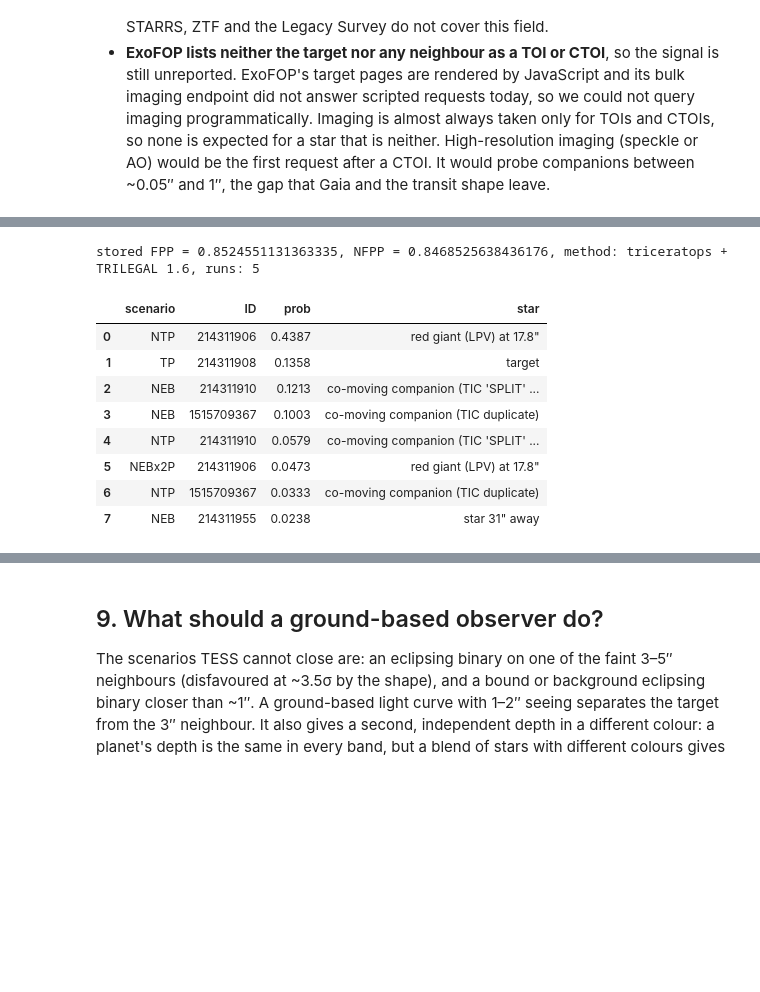
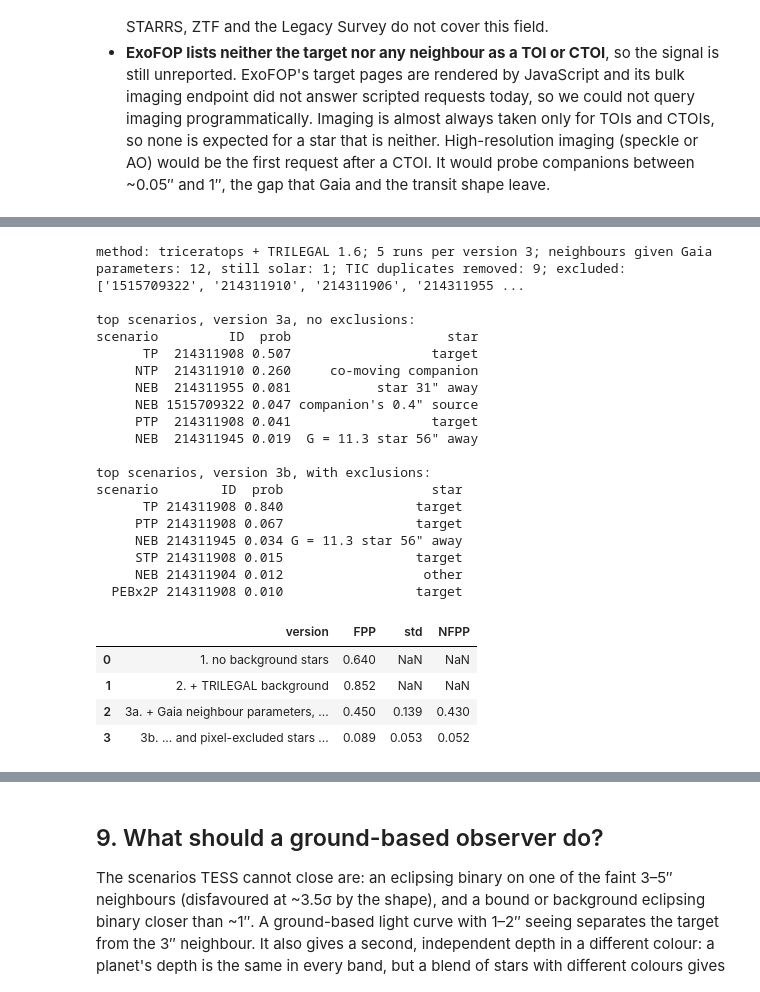
Before and after one commit to josejorgers/exoplanets-research, a Jupyter notebook: notebooks/candidate-TIC214311908.ipynb, the cells around one changed output, grey strips where cells are left out. Drawn from its saved outputs; the diff is of its cells as text; code cells hidden in the pictures; blank space fills up the shorter version.

```diff
--- a/notebooks/candidate-TIC214311908.ipynb
+++ b/notebooks/candidate-TIC214311908.ipynb
@@ -646,23 +652,48 @@ The table below is the latest stored run (agent C's, with TRILEGAL background st
 # %%
-summary = json.loads((OUT / "summary.json").read_text())  # re-read: the FPP may have been re-run meanwhile
-fpp = summary.get("fpp", {})
-print(f"stored FPP = {fpp.get('FPP')}, NFPP = {fpp.get('NFPP')}, method: {fpp.get('fpp_method')}, "
-      f"runs: {fpp.get('n_runs')}")
-scen = pd.DataFrame(fpp.get("scenarios", []))
+summary = json.loads((OUT / "summary.json").read_text())
+fpp = summary["fpp"]
+wo = fpp["without_exclusions"]
+hist = pd.DataFrame([
+    dict(version="1. no background stars", FPP=fpp.get("FPP_no_background"), std=None, NFPP=None),
+    dict(version="2. + TRILEGAL background", FPP=fpp.get("FPP_previous"), std=None, NFPP=None),
+    dict(version="3a. + Gaia neighbour parameters, duplicates removed", FPP=wo["FPP"], std=wo["FPP_std"], NFPP=wo["NFPP"]),
+    dict(version="3b. ... and pixel-excluded stars removed", FPP=fpp["FPP"], std=fpp["FPP_std"], NFPP=fpp["NFPP"]),
+])
+print(f"method: {fpp['fpp_method']}; {fpp['n_runs']} runs per version 3; neighbours given Gaia parameters: "
+      f"{fpp['n_neighbours_filled']}, still solar: {fpp['n_neighbours_solar_default']}; "
+      f"TIC duplicates removed: {len(fpp['tic_duplicates_removed'])}; excluded: {fpp['fpp_excluded']}")
 star_role = {"214311908": "target", "214311906": "red giant (LPV) at 17.8\"",
-             "214311910": "co-moving companion (TIC 'SPLIT' entry)", "1515709367": "co-moving companion (TIC duplicate)",
-             "214311955": "star 31\" away"}
-scen["star"] = scen.ID.astype(str).map(star_role).fillna("other")
-scen.round(4)
+             "214311910": "co-moving companion", "1515709322": "companion's 0.4\" source",
+             "214311955": "star 31\" away", "214311945": "G = 11.3 star 56\" away"}
+for name, scen in [("3a, no exclusions", wo["scenarios"]), ("3b, with exclusions", fpp["scenarios"])]:
+    sc = pd.DataFrame(scen).head(6)
+    sc["star"] = sc.ID.astype(str).map(star_role).fillna("other")
+    print(f"\ntop scenarios, version {name}:")
+    print(sc.round(3).to_string(index=False))
+hist.round(3)
 # %% [output]
-stored FPP = 0.8524551131363335, NFPP = 0.8468525638436176, method: triceratops + TRILEGAL 1.6, runs: 5
+method: triceratops + TRILEGAL 1.6; 5 runs per version 3; neighbours given Gaia parameters: 12, still solar: 1; TIC duplicates removed: 9; excluded: ['1515709322', '214311910', '214311906', '214311955 ...
+
+top scenarios, version 3a, no exclusions:
+scenario         ID  prob                    star
+      TP  214311908 0.507                  target
+     NTP  214311910 0.260     co-moving companion
+     NEB  214311955 0.081           star 31" away
+     NEB 1515709322 0.047 companion's 0.4" source
+     PTP  214311908 0.041                  target
+     NEB  214311945 0.019  G = 11.3 star 56" away
+
+top scenarios, version 3b, with exclusions:
+scenario        ID  prob                   star
+      TP 214311908 0.840                 target
+     PTP 214311908 0.067                 target
+     NEB 214311945 0.034 G = 11.3 star 56" away
+     STP 214311908 0.015                 target
+     NEB 214311904 0.012                  other
+  PEBx2P 214311908 0.010                 target
-|  | scenario | ID | prob | star |
-| 0 | NTP | 214311906 | 0.4387 | red giant (LPV) at 17.8" |
-| 1 | TP | 214311908 | 0.1358 | target |
-| 2 | NEB | 214311910 | 0.1213 | co-moving companion (TIC 'SPLIT' ... |
-| 3 | NEB | 1515709367 | 0.1003 | co-moving companion (TIC duplicate) |
-| 4 | NTP | 214311910 | 0.0579 | co-moving companion (TIC 'SPLIT' ... |
-| 5 | NEBx2P | 214311906 | 0.0473 | red giant (LPV) at 17.8" |
-| 6 | NTP | 1515709367 | 0.0333 | co-moving companion (TIC duplicate) |
-| 7 | NEB | 214311955 | 0.0238 | star 31" away |
+|  | version | FPP | std | NFPP |
+| 0 | 1. no background stars | 0.640 | NaN | NaN |
+| 1 | 2. + TRILEGAL background | 0.852 | NaN | NaN |
+| 2 | 3a. + Gaia neighbour parameters, ... | 0.450 | 0.139 | 0.430 |
+| 3 | 3b. ... and pixel-excluded stars ... | 0.089 | 0.053 | 0.052 |
 # %% [markdown]
```
Also changed, not shown: parts of 8 cells of this notebook, 11 other files.
